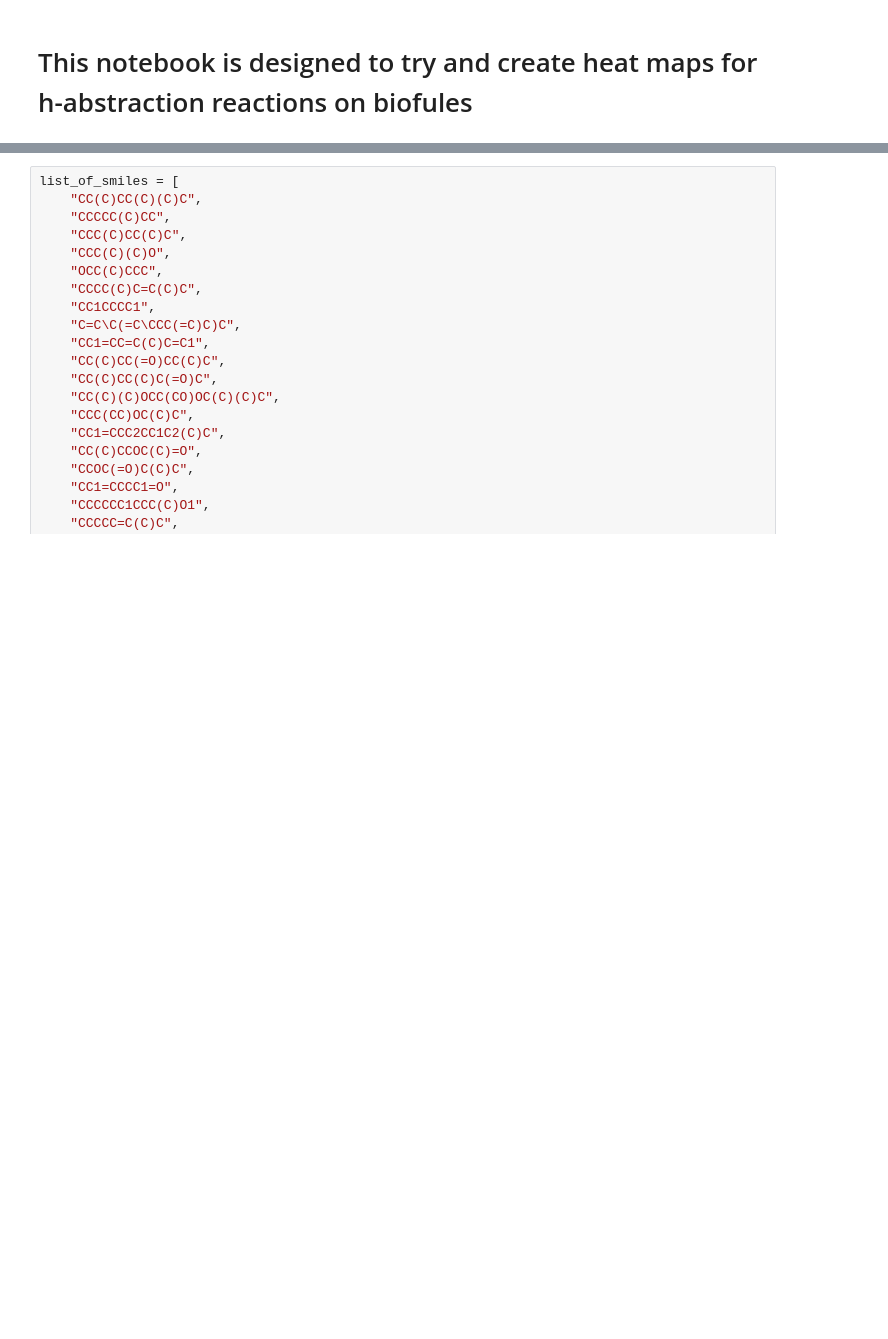
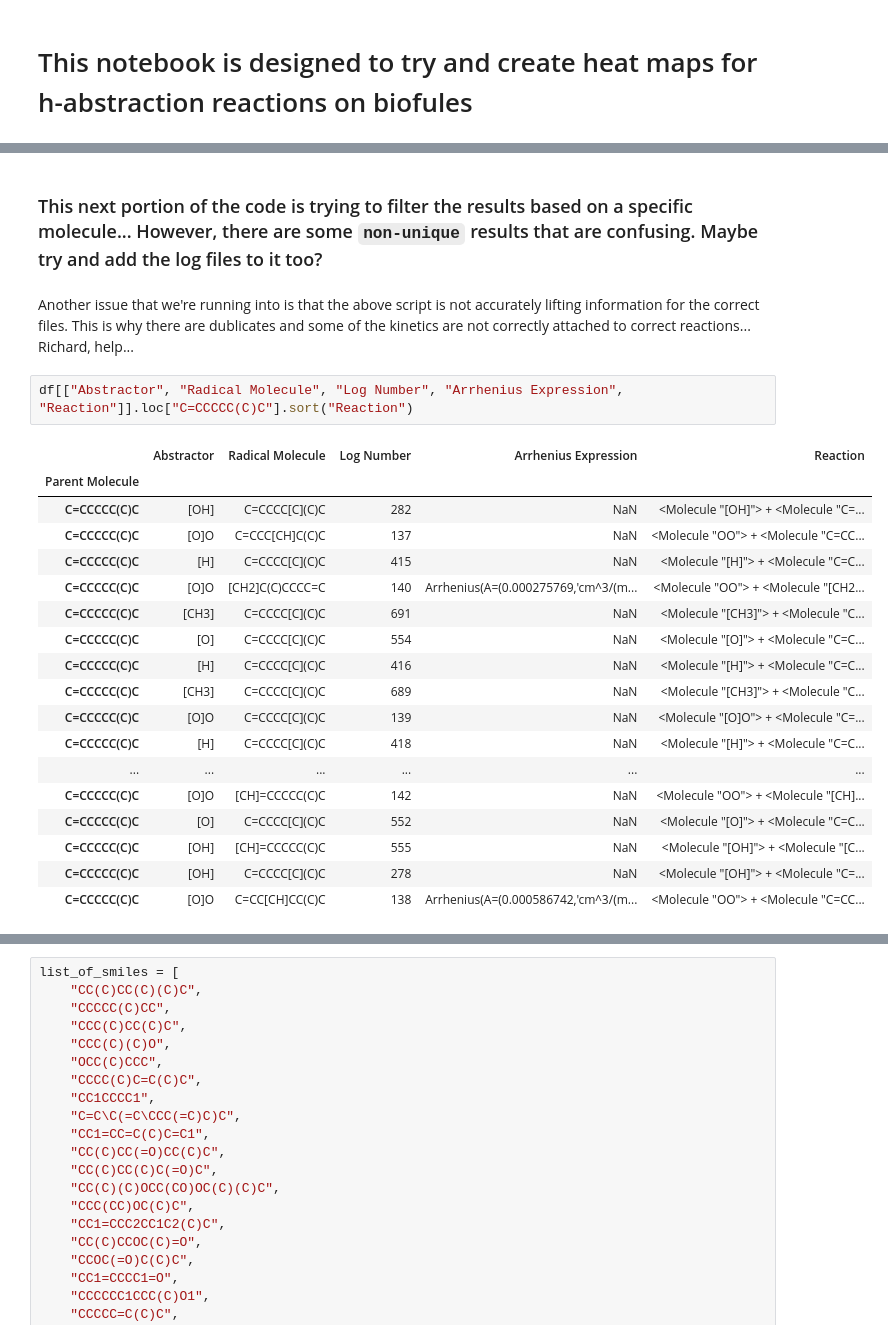
Before and after one commit to C-Underkoffler/OOHAbstraction, a Jupyter notebook: bioTST/moleculeHeatMap.ipynb, the cells around one changed output, grey strips where cells are left out. Saved outputs shown, nothing was run; the diff lists cells and outputs as text; blank space fills up the shorter version.

```diff
--- a/bioTST/moleculeHeatMap.ipynb
+++ b/bioTST/moleculeHeatMap.ipynb
@@ -77,0 +153,25 @@ df = df.set_index(df["Base Molecule"])
+# %% [markdown]
+### This next portion of the code is trying to filter the results based on a specific molecule... However, there are some `non-unique` results that are confusing. Maybe try and add the log files to it too?
+# %% [markdown]
+Another issue that we're running into is that the above script is not accurately lifting information for the correct files. This is why there are dublicates and some of the kinetics are not correctly attached to correct reactions... Richard, help...
+# %%
+df[["Abstractor", "Radical Molecule", "Log Number", "Arrhenius Expression", "Reaction"]].loc["C=CCCCC(C)C"].sort("Reaction")
+# %% [output]
+|  | Abstractor | Radical Molecule | Log Number | Arrhenius Expression | Reaction |
+| Parent Molecule |  |  |  |  |  |
+| C=CCCCC(C)C | [OH] | C=CCCC[C](C)C | 282 | NaN | <Molecule "[OH]"> + <Molecule "C=... |
+| C=CCCCC(C)C | [O]O | C=CCC[CH]C(C)C | 137 | NaN | <Molecule "OO"> + <Molecule "C=CC... |
+| C=CCCCC(C)C | [H] | C=CCCC[C](C)C | 415 | NaN | <Molecule "[H]"> + <Molecule "C=C... |
+| C=CCCCC(C)C | [O]O | [CH2]C(C)CCCC=C | 140 | Arrhenius(A=(0.000275769,'cm^3/(m... | <Molecule "OO"> + <Molecule "[CH2... |
+| C=CCCCC(C)C | [CH3] | C=CCCC[C](C)C | 691 | NaN | <Molecule "[CH3]"> + <Molecule "C... |
+| C=CCCCC(C)C | [O] | C=CCCC[C](C)C | 554 | NaN | <Molecule "[O]"> + <Molecule "C=C... |
+| C=CCCCC(C)C | [H] | C=CCCC[C](C)C | 416 | NaN | <Molecule "[H]"> + <Molecule "C=C... |
+| C=CCCCC(C)C | [CH3] | C=CCCC[C](C)C | 689 | NaN | <Molecule "[CH3]"> + <Molecule "C... |
+| C=CCCCC(C)C | [O]O | C=CCCC[C](C)C | 139 | NaN | <Molecule "[O]O"> + <Molecule "C=... |
+| C=CCCCC(C)C | [H] | C=CCCC[C](C)C | 418 | NaN | <Molecule "[H]"> + <Molecule "C=C... |
+| ... | ... | ... | ... | ... | ... |
+| C=CCCCC(C)C | [O]O | [CH]=CCCCC(C)C | 142 | NaN | <Molecule "OO"> + <Molecule "[CH]... |
+| C=CCCCC(C)C | [O] | C=CCCC[C](C)C | 552 | NaN | <Molecule "[O]"> + <Molecule "C=C... |
+| C=CCCCC(C)C | [OH] | [CH]=CCCCC(C)C | 555 | NaN | <Molecule "[OH]"> + <Molecule "[C... |
+| C=CCCCC(C)C | [OH] | C=CCCC[C](C)C | 278 | NaN | <Molecule "[OH]"> + <Molecule "C=... |
+| C=CCCCC(C)C | [O]O | C=CC[CH]CC(C)C | 138 | Arrhenius(A=(0.000586742,'cm^3/(m... | <Molecule "OO"> + <Molecule "C=CC... |
```
Also changed, not shown: parts of 7 cells of this notebook, 4 other files.
